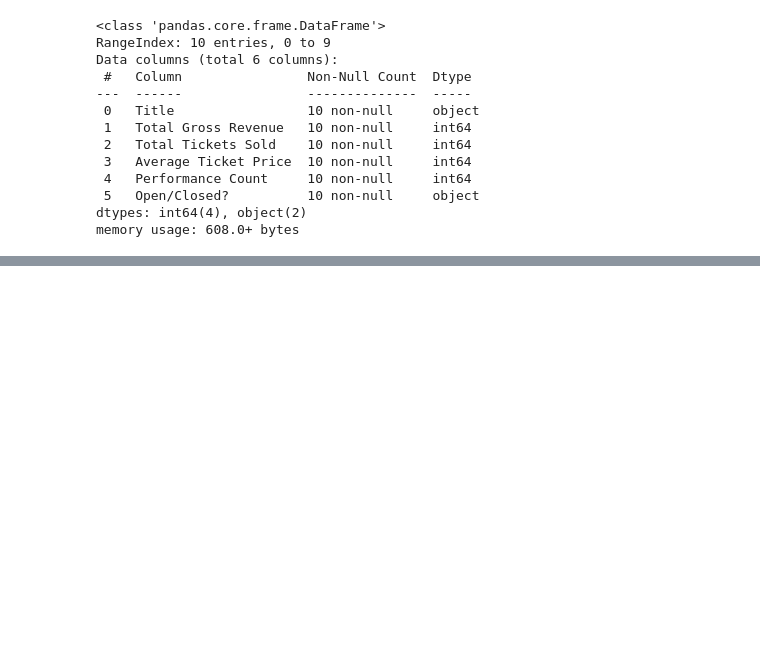
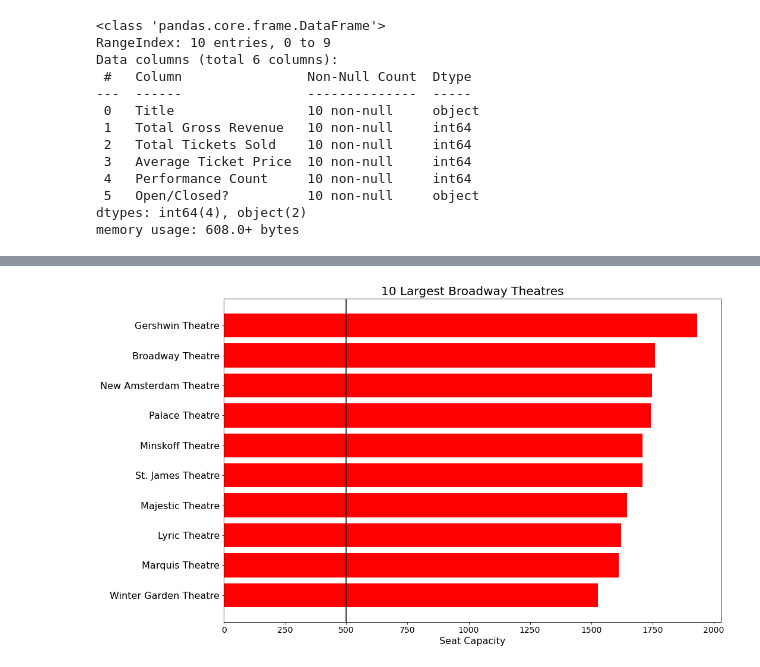
Before and after one commit to abihelvey/Broadway-Success, a Jupyter notebook: notebooks/overview_visualizations.ipynb, the cells around one changed output, grey strips where cells are left out. Cells and saved outputs as stored; diff of their text form; code cells hidden in the pictures; blank space fills up the shorter version.

```diff
--- a/notebooks/overview_visualizations.ipynb
+++ b/notebooks/overview_visualizations.ipynb
@@ -111,0 +113,3 @@ plt.show()
+# %%
+theatres = pd.read_csv('../data/theatre_data.csv')
+theatres.head()
@@ -111,0 +138,3 @@ plt.show()
+# %%
+theatres.sort_values(by=['Capacity'], ascending=False, inplace=True)
+theatres.head()
@@ -111,0 +157,5 @@ plt.show()
+# %%
+theatres_10big = theatres.iloc[0:10]
+theatres_10big.sort_values(by=['Capacity'], ascending=True, inplace=True)
+theatres_10big.reset_index(inplace=True)
+theatres_10big
@@ -111,0 +199,11 @@ plt.show()
+# %%
+plt.figure(figsize=(15,10))
+plt.barh(theatres_10big['Theatre'], theatres_10big['Capacity'], color='r')
+plt.title('10 Largest Broadway Theatres', fontsize=20)
+plt.xlabel('Seat Capacity', fontsize=16)
+plt.yticks(fontsize=16)
+plt.xticks(fontsize=14)
+plt.axvline(x=500, color='black')
+plt.show()
+# %% [output]
+[figure, added]
```
Also changed, not shown: parts of 11 cells of this notebook.
